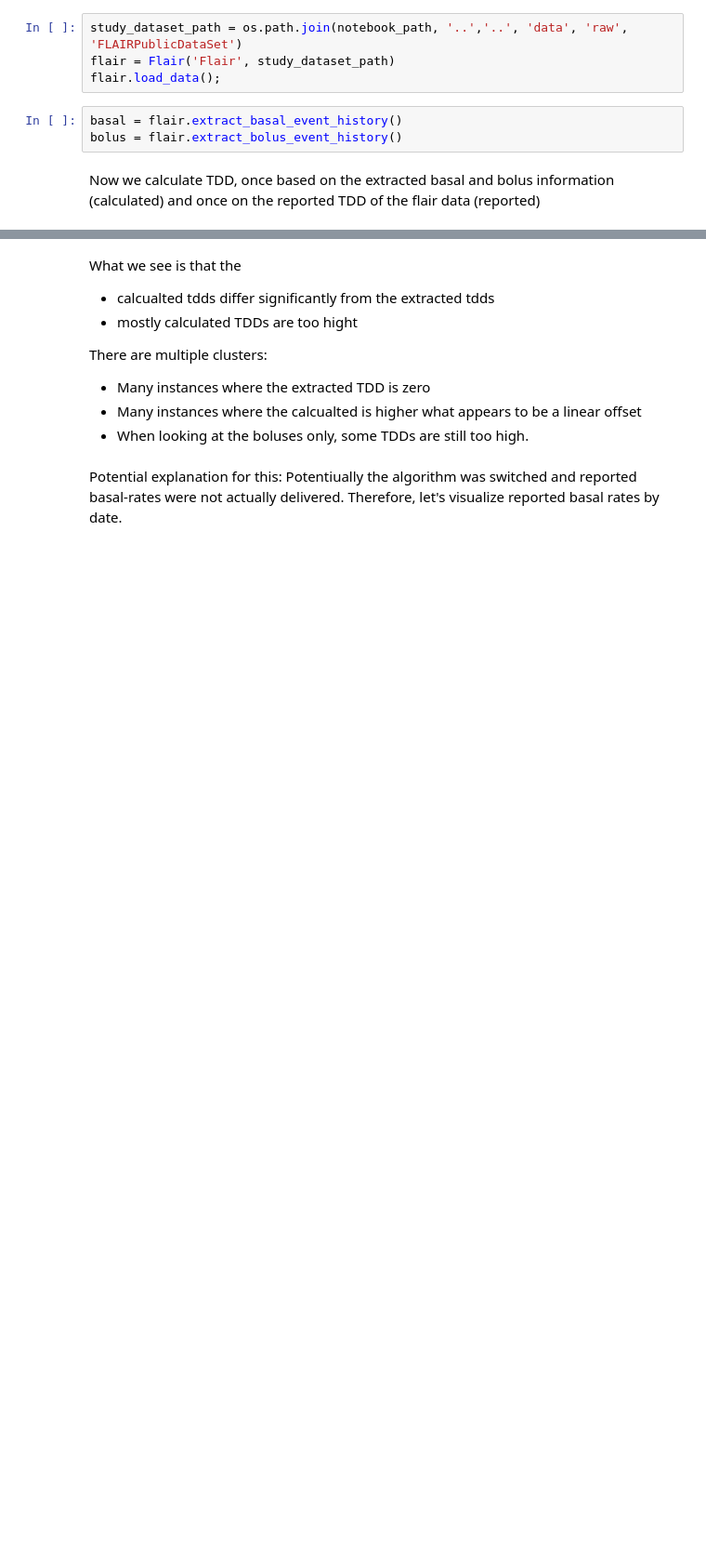
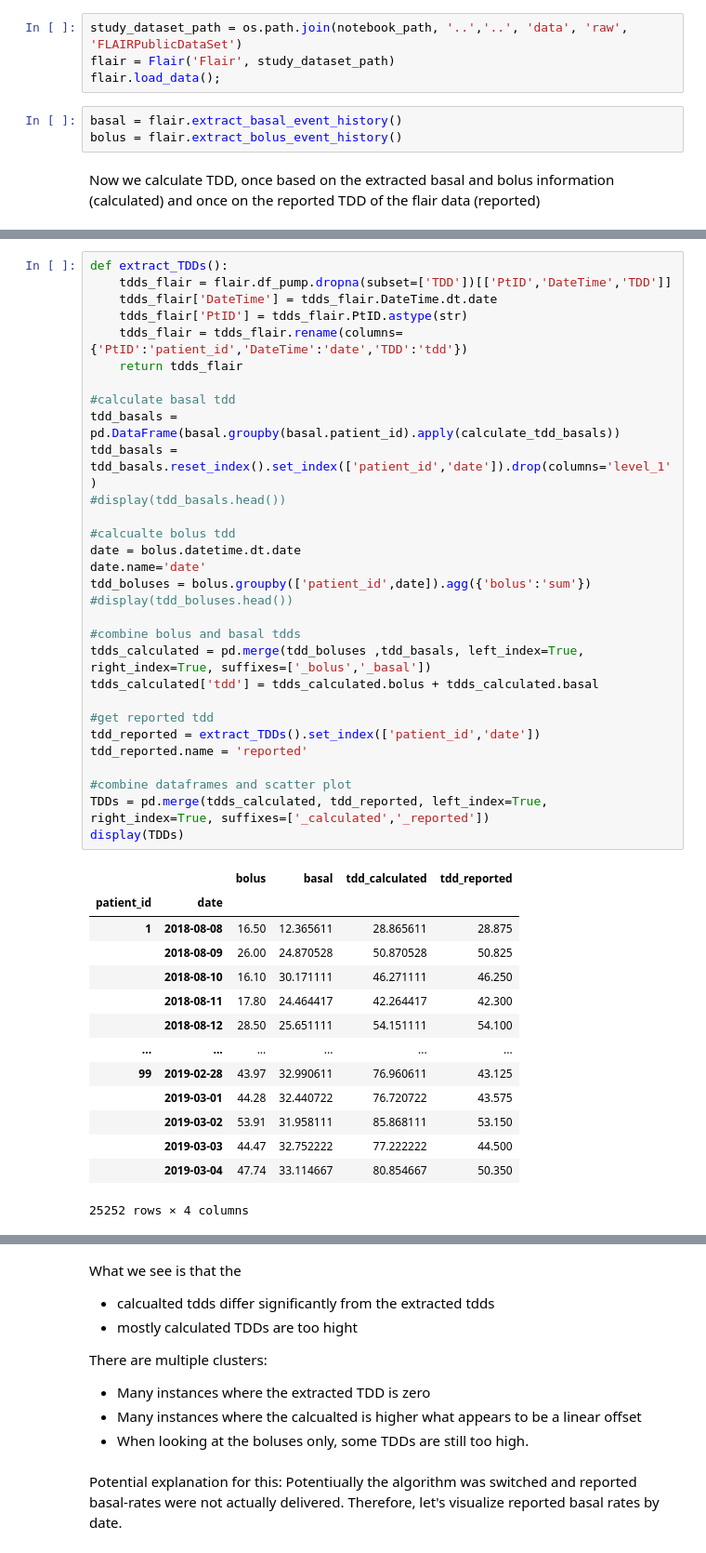
Before and after one commit to nudgebg/egvinsulin, a Jupyter notebook: notebooks/understand-flair-dataset/2024-07-12 - Understanding TDD Discrepancies in Flair Data.ipynb, the cells around one changed output, grey strips where cells are left out. Shown at 93% size. Cells and saved outputs as stored; diff of their text form; blank space fills up the shorter version.

```diff
--- a/notebooks/understand-flair-dataset/2024-07-12 - Understanding TDD Discrepancies in Flair Data.ipynb
+++ b/notebooks/understand-flair-dataset/2024-07-12 - Understanding TDD Discrepancies in Flair Data.ipynb
@@ -84,3 +62,48 @@ display(TDDs)
+# %%
+def extract_TDDs():
+    tdds_flair = flair.df_pump.dropna(subset=['TDD'])[['PtID','DateTime','TDD']]
+    tdds_flair['DateTime'] = tdds_flair.DateTime.dt.date
+    tdds_flair['PtID'] = tdds_flair.PtID.astype(str)
+    tdds_flair = tdds_flair.rename(columns={'PtID':'patient_id','DateTime':'date','TDD':'tdd'})
+    return tdds_flair
+
+#calculate basal tdd
+tdd_basals = pd.DataFrame(basal.groupby(basal.patient_id).apply(calculate_tdd_basals))
+tdd_basals = tdd_basals.reset_index().set_index(['patient_id','date']).drop(columns='level_1')
+#display(tdd_basals.head())
+
+#calcualte bolus tdd
+date = bolus.datetime.dt.date
+date.name='date'
+tdd_boluses = bolus.groupby(['patient_id',date]).agg({'bolus':'sum'})
+#display(tdd_boluses.head())
+
+#combine bolus and basal tdds
+tdds_calculated = pd.merge(tdd_boluses ,tdd_basals, left_index=True, right_index=True, suffixes=['_bolus','_basal'])
+tdds_calculated['tdd'] = tdds_calculated.bolus + tdds_calculated.basal
+
+#get reported tdd
+tdd_reported = extract_TDDs().set_index(['patient_id','date'])
+tdd_reported.name = 'reported'
+
+#combine dataframes and scatter plot
+TDDs = pd.merge(tdds_calculated, tdd_reported, left_index=True, right_index=True, suffixes=['_calculated','_reported'])
+display(TDDs)
+# %% [output]
+|  |  | bolus | basal | tdd_calculated | tdd_reported |
+| patient_id | date |  |  |  |  |
+| 1 | 2018-08-08 | 16.50 | 12.365611 | 28.865611 | 28.875 |
+|  | 2018-08-09 | 26.00 | 24.870528 | 50.870528 | 50.825 |
+|  | 2018-08-10 | 16.10 | 30.171111 | 46.271111 | 46.250 |
+|  | 2018-08-11 | 17.80 | 24.464417 | 42.264417 | 42.300 |
+|  | 2018-08-12 | 28.50 | 25.651111 | 54.151111 | 54.100 |
+| ... | ... | ... | ... | ... | ... |
+| 99 | 2019-02-28 | 43.97 | 32.990611 | 76.960611 | 43.125 |
+|  | 2019-03-01 | 44.28 | 32.440722 | 76.720722 | 43.575 |
+|  | 2019-03-02 | 53.91 | 31.958111 | 85.868111 | 53.150 |
+|  | 2019-03-03 | 44.47 | 32.752222 | 77.222222 | 44.500 |
+|  | 2019-03-04 | 47.74 | 33.114667 | 80.854667 | 50.350 |
+25252 rows × 4 columns
 # %%
 fig, axs = plt.subplots(1, 2, figsize=(8, 2))
 TDDs.plot.scatter(x='tdd_reported', y='tdd_calculated', marker='.', alpha=0.1, ax=axs[0])
```
Also changed, not shown: parts of 17 cells of this notebook.
